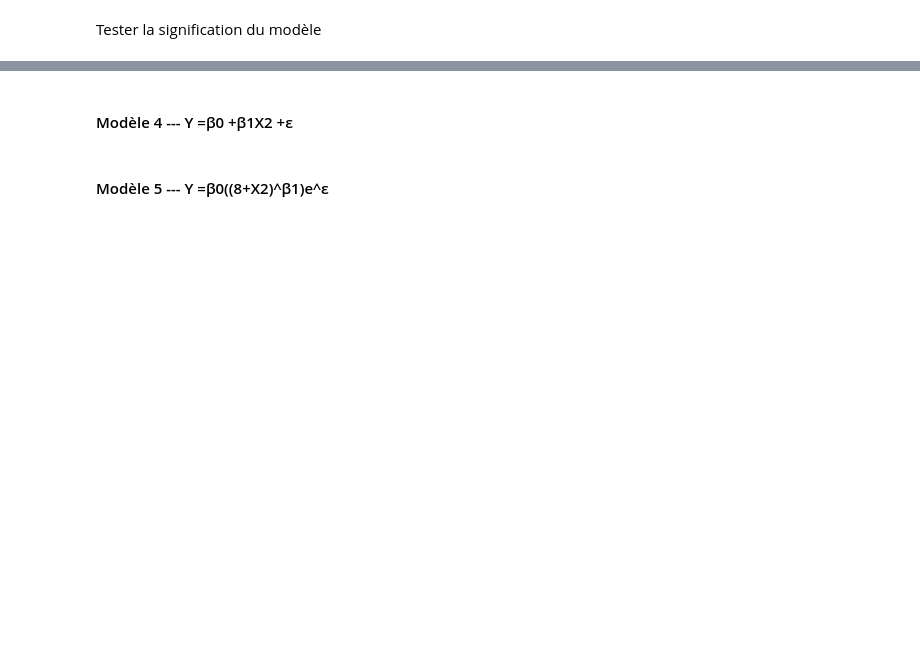
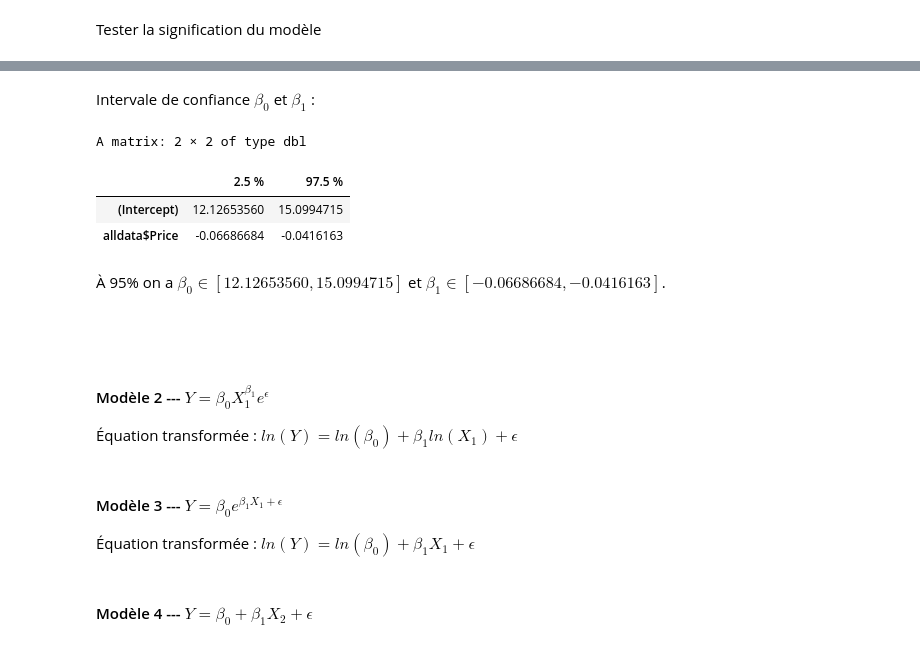
Before and after one commit to Julien9969/Devoir_MTH2302D, a Jupyter notebook: DevoirMTH2302D.ipynb, the cells around one changed output, grey strips where cells are left out. Drawn from its saved outputs; the diff is of its cells as text; code cells hidden in the pictures; blank space fills up the shorter version.

```diff
--- a/DevoirMTH2302D.ipynb
+++ b/DevoirMTH2302D.ipynb
@@ -357,4 +402,21 @@ summaryLinModel1
+# %% [markdown]
+Intervale de confiance $\beta_0$ et $\beta_1$ :
+# %%
+confint(linModel1)
+# %% [output]
+A matrix: 2 × 2 of type dbl
+|  | 2.5 % | 97.5 % |
+| (Intercept) | 12.12653560 | 15.0994715 |
+| alldata$Price | -0.06686684 | -0.0416163 |
+# %% [markdown]
+À 95% on a $\beta_0 \in [12.12653560, 15.0994715]$ et $\beta_1 \in [-0.06686684, -0.0416163]$.
+<br>
+<br>
+# %% [markdown]
+#### Modèle 2 --- $Y = \beta_0 X_1^{\beta_1} e^{\epsilon}$
+Équation transformée : $ln(Y) = ln(\beta_0) + \beta_1 ln(X_1) + \epsilon$
+# %% [markdown]
+#### Modèle 3 --- $Y = \beta_0 e^{\beta_1 X_1 + \epsilon}$
+Équation transformée : $ln(Y) = ln(\beta_0) + \beta_1 X_1 + \epsilon$
 # %% [markdown]
-#### Modèle 4 --- Y =β0 +β1X2 +ε
+#### Modèle 4 --- $Y = \beta_0 + \beta_1 X_2 + \epsilon$
-# %% [markdown]
-#### Modèle 5 --- Y =β0((8+X2)^β1)e^ε
```
Also changed, not shown: parts of 15 cells of this notebook.
